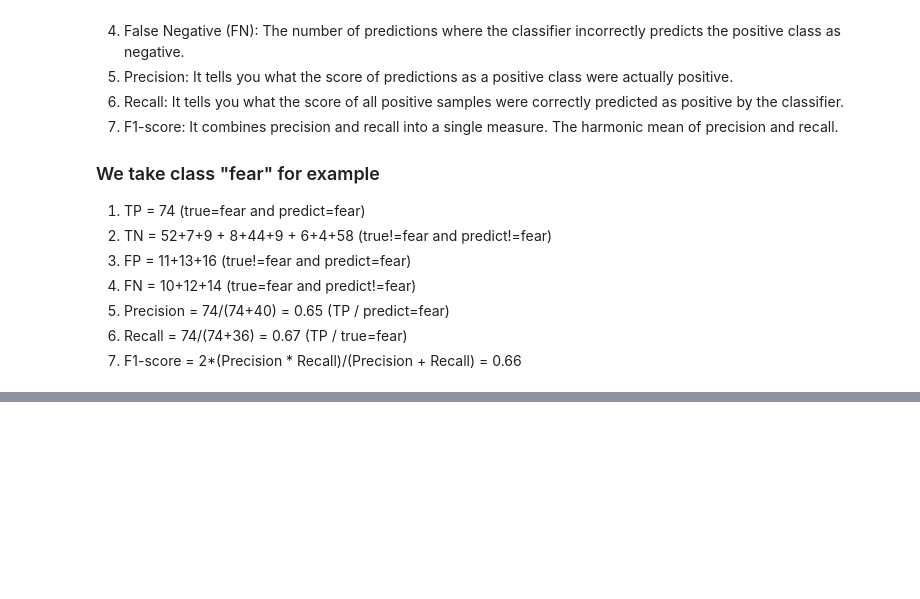
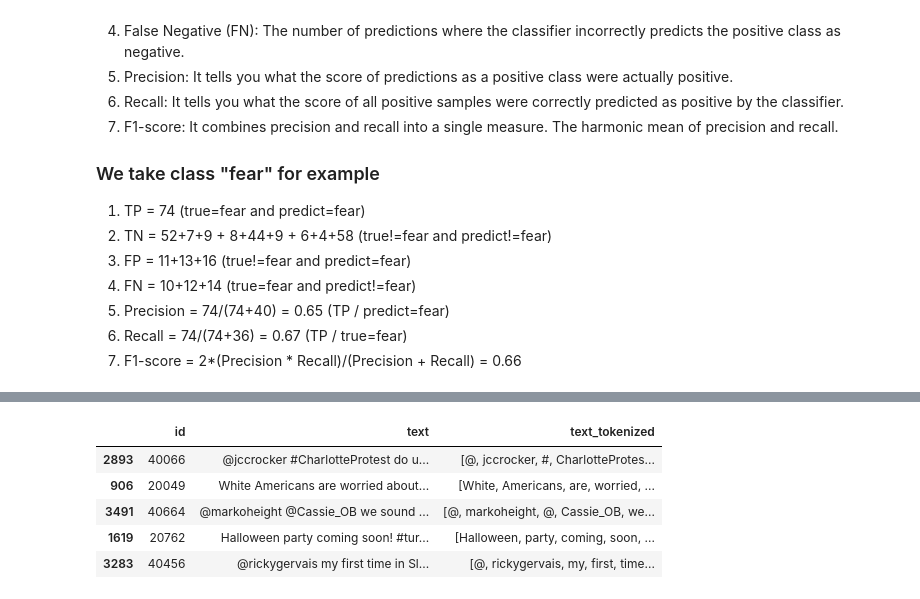
Before and after one commit to Coffeeps/DM2021-Lab2-HW2, a Jupyter notebook: DM2021-Lab2-Homework.ipynb, the cells around one changed output, grey strips where cells are left out. Drawn from its saved outputs; the diff is of its cells as text; code cells hidden in the pictures; blank space fills up the shorter version.

```diff
--- a/DM2021-Lab2-Homework.ipynb
+++ b/DM2021-Lab2-Homework.ipynb
@@ -425,0 +730,22 @@ Can you interpret the results above? What do they mean?
+# %%
+## check library
+import gensim
+
+## ignore warnings
+import warnings
+warnings.filterwarnings('ignore')
+
+# # if you want to see the training messages, you can use it
+# import logging
+# logging.basicConfig(format='%(asctime)s : %(levelname)s : %(message)s', level=logging.INFO)
+
+## the input type
+train_df['text_tokenized'] = train_df['text'].apply(lambda x: nltk.word_tokenize(x))
+train_df[['id', 'text', 'text_tokenized']].head()
+# %% [output]
+|  | id | text | text_tokenized |
+| 2893 | 40066 | @jccrocker #CharlotteProtest do u... | [@, jccrocker, #, CharlotteProtes... |
+| 906 | 20049 | White Americans are worried about... | [White, Americans, are, worried, ... |
+| 3491 | 40664 | @markoheight @Cassie_OB we sound ... | [@, markoheight, @, Cassie_OB, we... |
+| 1619 | 20762 | Halloween party coming soon! #tur... | [Halloween, party, coming, soon, ... |
+| 3283 | 40456 | @rickygervais my first time in Sl... | [@, rickygervais, my, first, time... |
```
Also changed, not shown: parts of 19 cells of this notebook.
